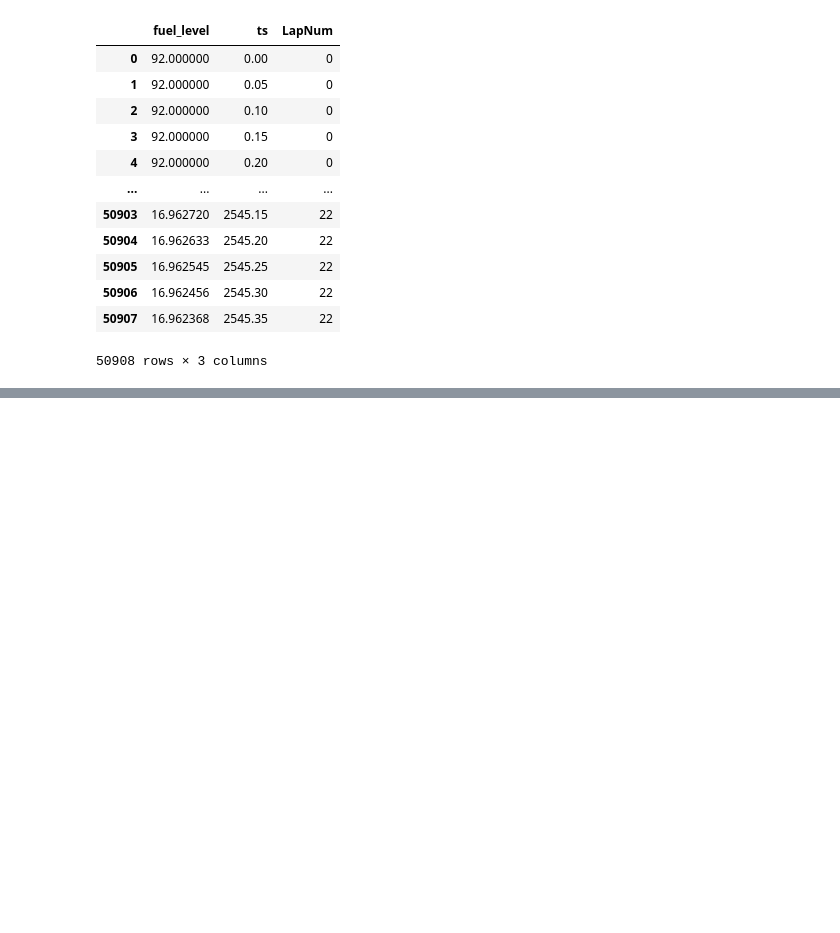
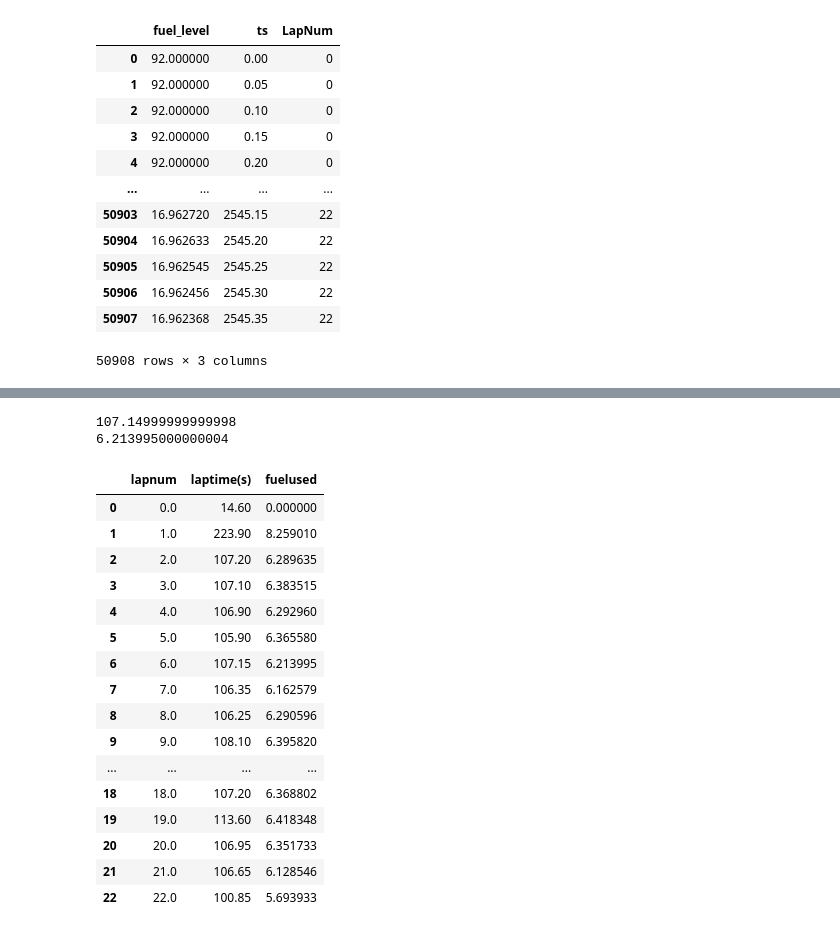
Before and after one commit to OhOmah/LeMansUltimateFuelCalculator, a Jupyter notebook: LMU_Pitstop_calculator.ipynb, the cells around one changed output, grey strips where cells are left out. Drawn from its saved outputs; the diff is of its cells as text; code cells hidden in the pictures; blank space fills up the shorter version.

```diff
--- a/LMU_Pitstop_calculator.ipynb
+++ b/LMU_Pitstop_calculator.ipynb
@@ -155,4 +157,6 @@ fuel_level
 50908 rows × 3 columns
 # %%
 # Calculate fuel usage
-# I need to know
+# the Lexus RCF GT3 carries 100L of fuel.
+# fuel_level is 1:1 with the amount of fuel
+test_lap = fuel_level[fuel_level['LapNum'] == 6]
@@ -158,0 +179,54 @@ fuel_level
+# %%
+# Calculate laptime
+laptime = test_lap['ts'].iloc[-1] - test_lap['ts'].iloc[0]
+
+# Calculate fuel used
+fuel_used = test_lap['fuel_level'].iloc[0] - test_lap['fuel_level'].iloc[-1]
+
+#
+# %%
+print(laptime)
+print(fuel_used)
+# %% [output]
+107.14999999999998
+6.213995000000004
+# %%
+# Create an array of the laps done in the race to iterate through a loop
+num_laps = fuel_level['LapNum'].unique()
+
+# Create new dataframe containing fuel usage
+fuel_usage = pd.DataFrame(columns=['lapnum', 'laptime(s)', 'fuelused'])
+
+for lap in num_laps:
+    # isolate the lap
+    timed_lap = fuel_level[fuel_level['LapNum'] == lap]
+
+    # Calculate laptime
+    laptime = timed_lap['ts'].iloc[-1] - timed_lap['ts'].iloc[0]
+
+    # Calculate fuel used
+    fuel_used = timed_lap['fuel_level'].iloc[0] - timed_lap['fuel_level'].iloc[-1]
+
+    # save into new dataframe
+    row_list = [lap, laptime, fuel_used]
+    fuel_usage.loc[len(fuel_usage)] = row_list
+# %%
+fuel_usage
+# %% [output]
+|  | lapnum | laptime(s) | fuelused |
+| 0 | 0.0 | 14.60 | 0.000000 |
+| 1 | 1.0 | 223.90 | 8.259010 |
+| 2 | 2.0 | 107.20 | 6.289635 |
+| 3 | 3.0 | 107.10 | 6.383515 |
+| 4 | 4.0 | 106.90 | 6.292960 |
+| 5 | 5.0 | 105.90 | 6.365580 |
+| 6 | 6.0 | 107.15 | 6.213995 |
+| 7 | 7.0 | 106.35 | 6.162579 |
+| 8 | 8.0 | 106.25 | 6.290596 |
+| 9 | 9.0 | 108.10 | 6.395820 |
+| ... | ... | ... | ... |
+| 18 | 18.0 | 107.20 | 6.368802 |
+| 19 | 19.0 | 113.60 | 6.418348 |
+| 20 | 20.0 | 106.95 | 6.351733 |
+| 21 | 21.0 | 106.65 | 6.128546 |
+| 22 | 22.0 | 100.85 | 5.693933 |
```
Also changed, not shown: parts of 3 cells of this notebook.
